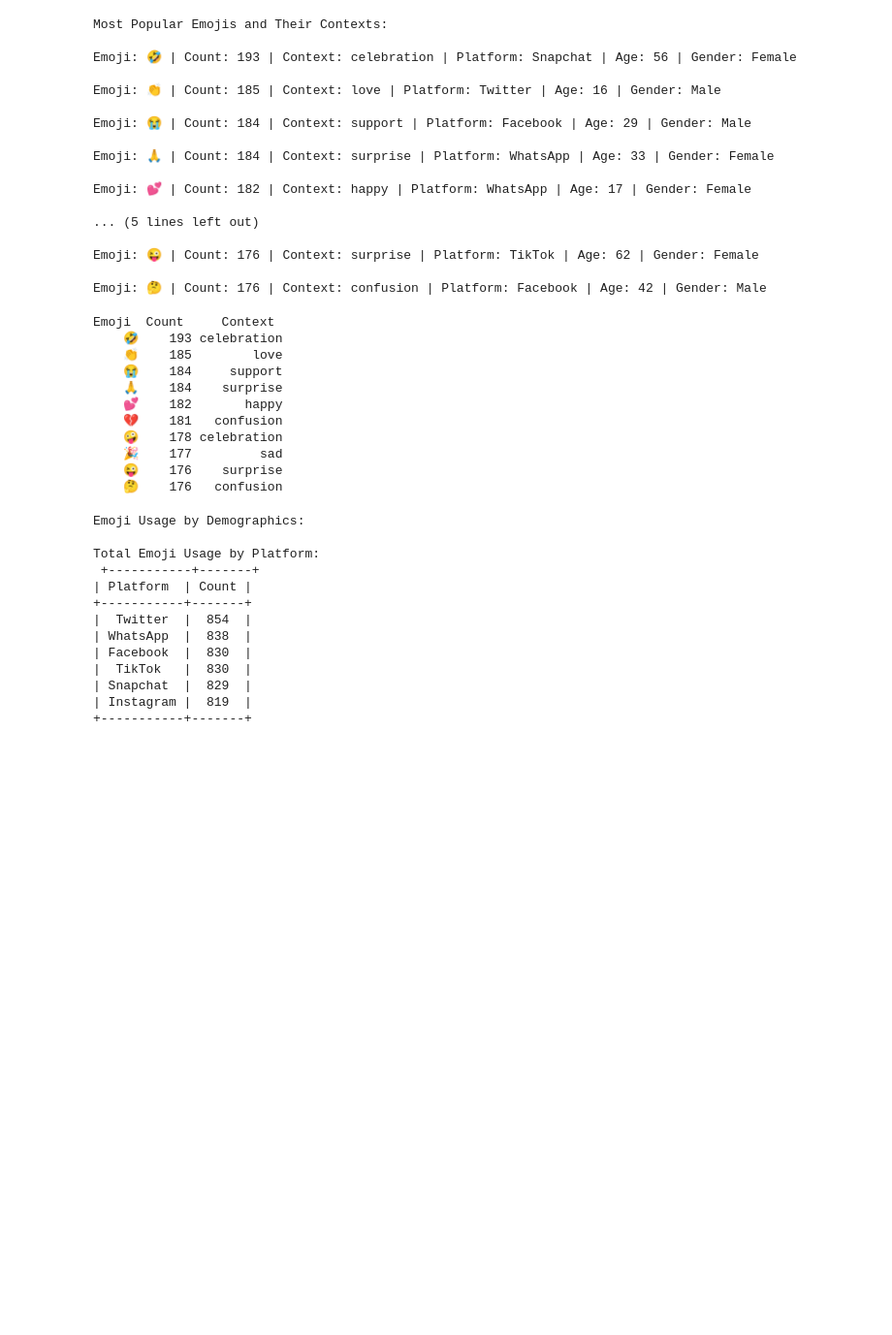
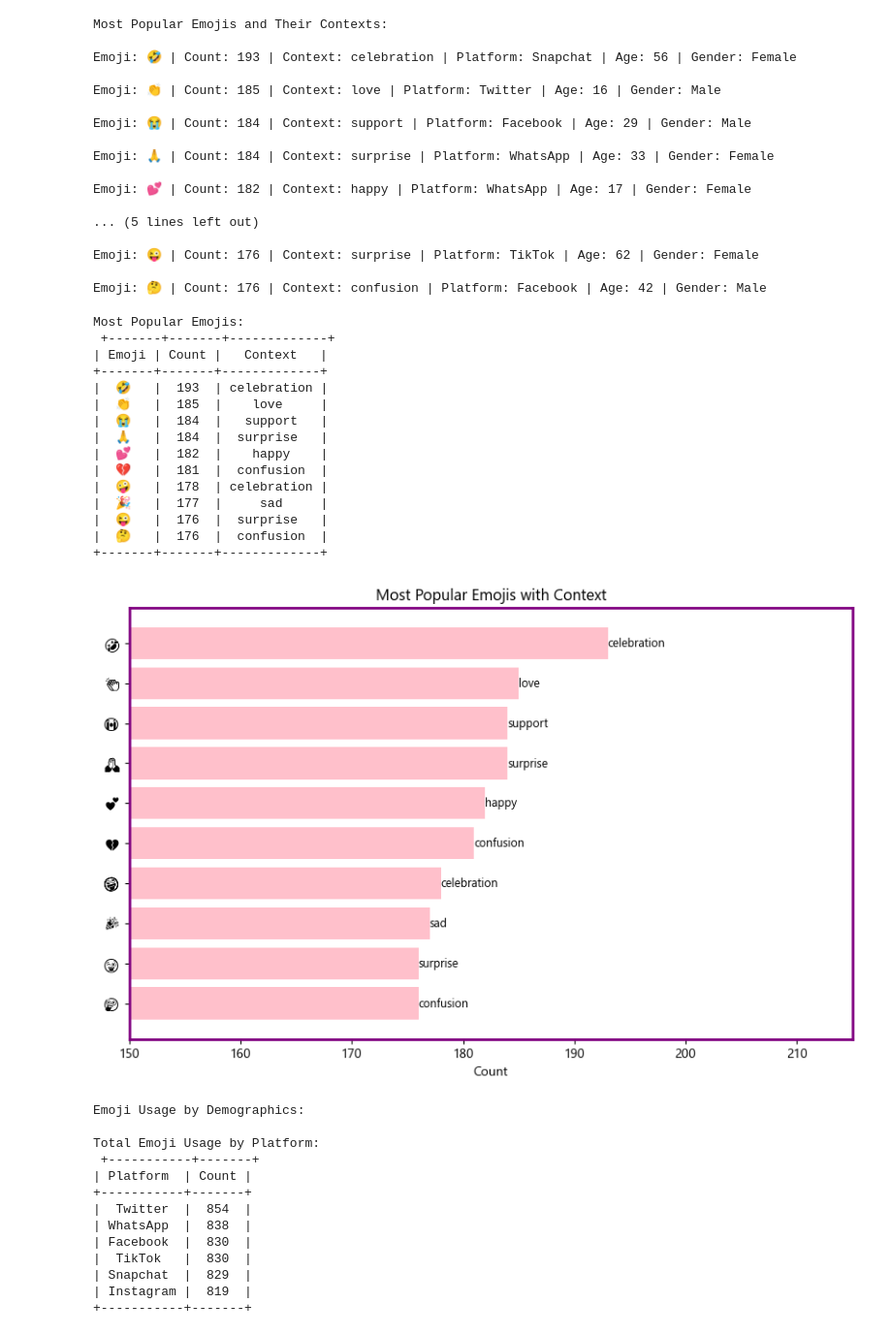
Before and after one commit to WalterHampson/Emoji-Use, a Jupyter notebook: EmojiUse.ipynb, the cells around one changed output. Shown: that part at 97% size. Cells and saved outputs as stored; diff of their text form; code cells hidden in the pictures; blank space fills up the shorter version.

Commit message:
adding a graph

```diff
--- a/EmojiUse.ipynb
+++ b/EmojiUse.ipynb
@@ -59,46 +64,90 @@ Emoji: 😜 | Count: 176 | Context: surprise | Platform: TikTok | Age: 62 | Gend
 
 Emoji: 🤔 | Count: 176 | Context: confusion | Platform: Facebook | Age: 42 | Gender: Male
 # %%
+# Set the font family to Segoe UI Emoji
+plt.rcParams['font.family'] = 'Segoe UI Emoji'
+
+# Function to convert emoji text to its visual representation (string format)
+def emoji_to_image(emoji_text):
+    return emoji.emojize(emoji_text)  # Use emoji library to get a visual representation
+
 # Get the most popular emojis
 def get_most_popular_emojis(df, top_n=10):
-    # Count occurrences of each emoji
     emoji_counts = df['Emoji'].value_counts().reset_index()
     emoji_counts.columns = ['Emoji', 'Count']
 
-    # Merge with the original dataframe to maintain context and other details
     popular_emojis = pd.merge(emoji_counts, df, on='Emoji').drop_duplicates('Emoji').sort_values(by='Count', ascending=False).head(top_n)
     return popular_emojis
 
 # Function to display emojis in a formatted table
 def display_emojis(popular_emojis):
-    print(popular_emojis[['Emoji', 'Count', 'Context']].to_string(index=False))  # Simplified display
+    print("\nMost Popular Emojis:\n", tabulate(popular_emojis[['Emoji', 'Count', 'Context']], headers='keys', tablefmt='pretty', showindex=False))
+
+# Function to plot popular emojis with context
+def plot_popular_emojis_with_context(popular_emojis):
+    plt.figure(figsize=(10, 6))
+    bars = plt.barh(popular_emojis['Emoji'].apply(emoji_to_image), popular_emojis['Count'], color='pink')  # Use emoji images
+    plt.xlabel('Count')
+    plt.title('Most Popular Emojis with Context')
+    plt.gca().invert_yaxis()  # Invert y-axis to have the highest count on top
+
+    # Set the x-axis limits
+    plt.xlim(150, 215)  # Focus on the range between 150 and 225
+
+    # Annotate each bar with the context
+    for bar, context in zip(bars, popular_emojis['Context']):
+        plt.text(bar.get_width(), bar.get_y() + bar.get_height()/2, context,
+                 va='center', ha='left', fontsize=9)
+
+    # Add a bright purple border to the plot
+    ax = plt.gca()
+    ax.spines['top'].set_color('purple')
+    ax.spines['top'].set_linewidth(2)
+    ax.spines['right'].set_color('purple')
+    ax.spines['right'].set_linewidth(2)
+    ax.spines['left'].set_color('purple')
+    ax.spines['left'].set_linewidth(2)
+    ax.spines['bottom'].set_color('purple')
+    ax.spines['bottom'].set_linewidth(2)
+
+    plt.show()
+
+
 
 # Function to display the most popular emojis
 def display_popular_emojis(file_path, top_n=10):
     # Load the dataset once
     df = load_dataset(file_path)
 
     # Get the top N most popular emojis
     popular_emojis = get_most_popular_emojis(df, top_n)
 
     # Display the result using the display function
     display_emojis(popular_emojis)
 
+    # Plot the popular emojis with context
+    plot_popular_emojis_with_context(popular_emojis)
+
 # Example usage
 file_path = 'emoji_usage_dataset.csv'  # Update this to your actual file path
 display_popular_emojis(file_path, top_n=10)
 # %% [output]
-Emoji  Count     Context
-    🤣    193 celebration
-    👏    185        love
-    😭    184     support
-    🙏    184    surprise
-    💕    182       happy
-    💔    181   confusion
-    🤪    178 celebration
-    🎉    177         sad
-    😜    176    surprise
-    🤔    176   confusion
+Most Popular Emojis:
+ +-------+-------+-------------+
+| Emoji | Count |   Context   |
++-------+-------+-------------+
+|  🤣   |  193  | celebration |
+|  👏   |  185  |    love     |
+|  😭   |  184  |   support   |
+|  🙏   |  184  |  surprise   |
+|  💕   |  182  |    happy    |
+|  💔   |  181  |  confusion  |
+|  🤪   |  178  | celebration |
+|  🎉   |  177  |     sad     |
+|  😜   |  176  |  surprise   |
+|  🤔   |  176  |  confusion  |
++-------+-------+-------------+
+[figure, added]
 # %%
 # Analyze usage of emojis across different platforms, age groups, and genders
 def analyze_emoji_by_demographics(df):
```
Also changed, not shown: parts of 1 cell of this notebook.
